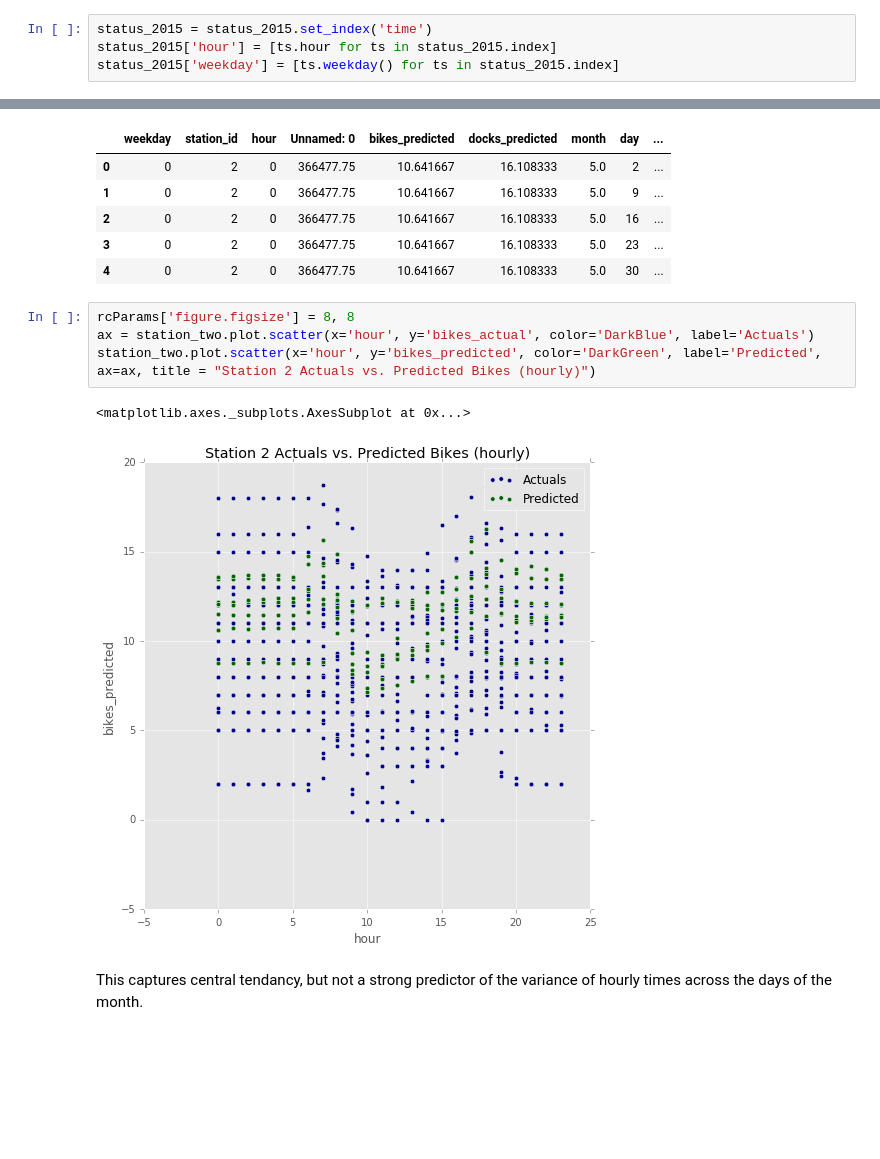
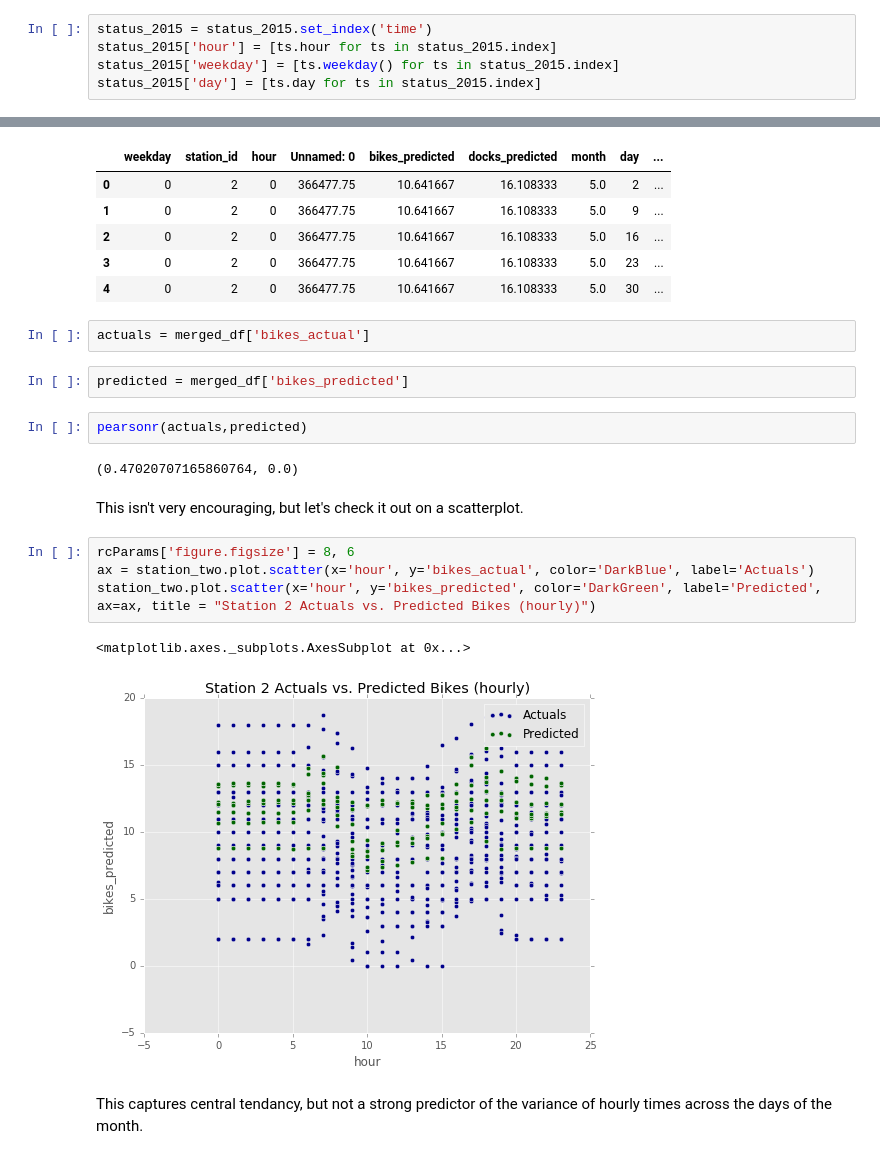
Before and after one commit to SioKCronin/bikesupply, a Jupyter notebook: models/historical_data_model.ipynb, the cells around one changed output, grey strips where cells are left out. Saved outputs shown, nothing was run; the diff lists cells and outputs as text; blank space fills up the shorter version.

```diff
--- a/models/historical_data_model.ipynb
+++ b/models/historical_data_model.ipynb
@@ -31,6 +39,7 @@ status_2016 = pd.read_csv('~/Code/bikesupply/data/test_data/status_may16.csv', p
 status_2015 = status_2015.set_index('time')
 status_2015['hour'] = [ts.hour for ts in status_2015.index]
 status_2015['weekday'] = [ts.weekday() for ts in status_2015.index]
+status_2015['day'] = [ts.day for ts in status_2015.index]
 # %%
 means_2015 = status_2015.groupby(['weekday','station_id','hour']).mean()
 median_2015 = status_2015.groupby(['weekday','station_id','hour']).median() # Experimented with median
@@ -96,13 +105,23 @@ station_two[0:5]
 | 2 | 0 | 2 | 0 | 366477.75 | 10.641667 | 16.108333 | 5.0 | 16 | ... |
 | 3 | 0 | 2 | 0 | 366477.75 | 10.641667 | 16.108333 | 5.0 | 23 | ... |
 | 4 | 0 | 2 | 0 | 366477.75 | 10.641667 | 16.108333 | 5.0 | 30 | ... |
+# %%
+actuals = merged_df['bikes_actual']
+# %%
+predicted = merged_df['bikes_predicted']
+# %%
+pearsonr(actuals,predicted)
+# %% [output]
+(0.47020707165860764, 0.0)
+# %% [markdown]
+This isn't very encouraging, but let's check it out on a scatterplot.
 # %%
-rcParams['figure.figsize'] = 8, 8
+rcParams['figure.figsize'] = 8, 6
 ax = station_two.plot.scatter(x='hour', y='bikes_actual', color='DarkBlue', label='Actuals')
 station_two.plot.scatter(x='hour', y='bikes_predicted', color='DarkGreen', label='Predicted', ax=ax, title = "Station 2 Actuals vs. Predicted Bikes (hourly)")
 # %% [output]
 <matplotlib.axes._subplots.AxesSubplot at 0x...>
-[figure, old version]
+[figure, new version]
 # %% [markdown]
 This captures central tendancy, but not a strong predictor of the variance of hourly times across the days of the month.
 # %%
```
Also changed, not shown: parts of 30 cells of this notebook, 4 other files.
